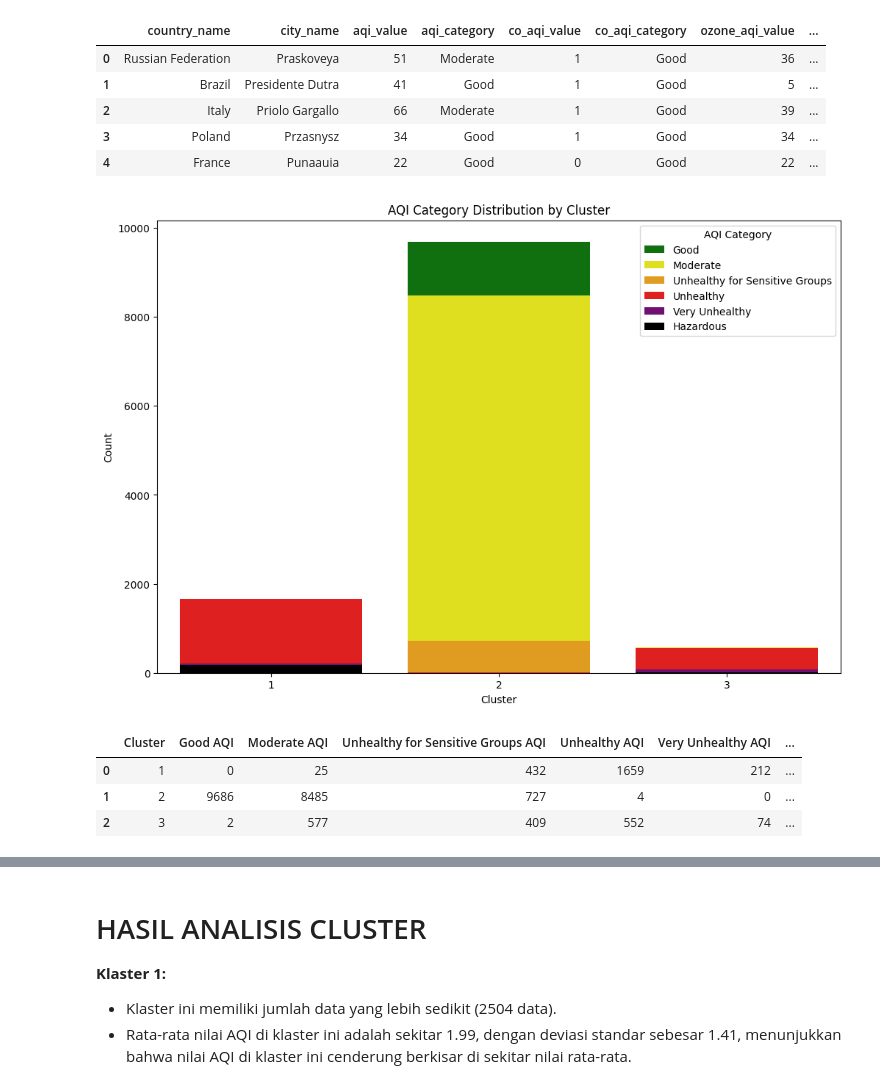
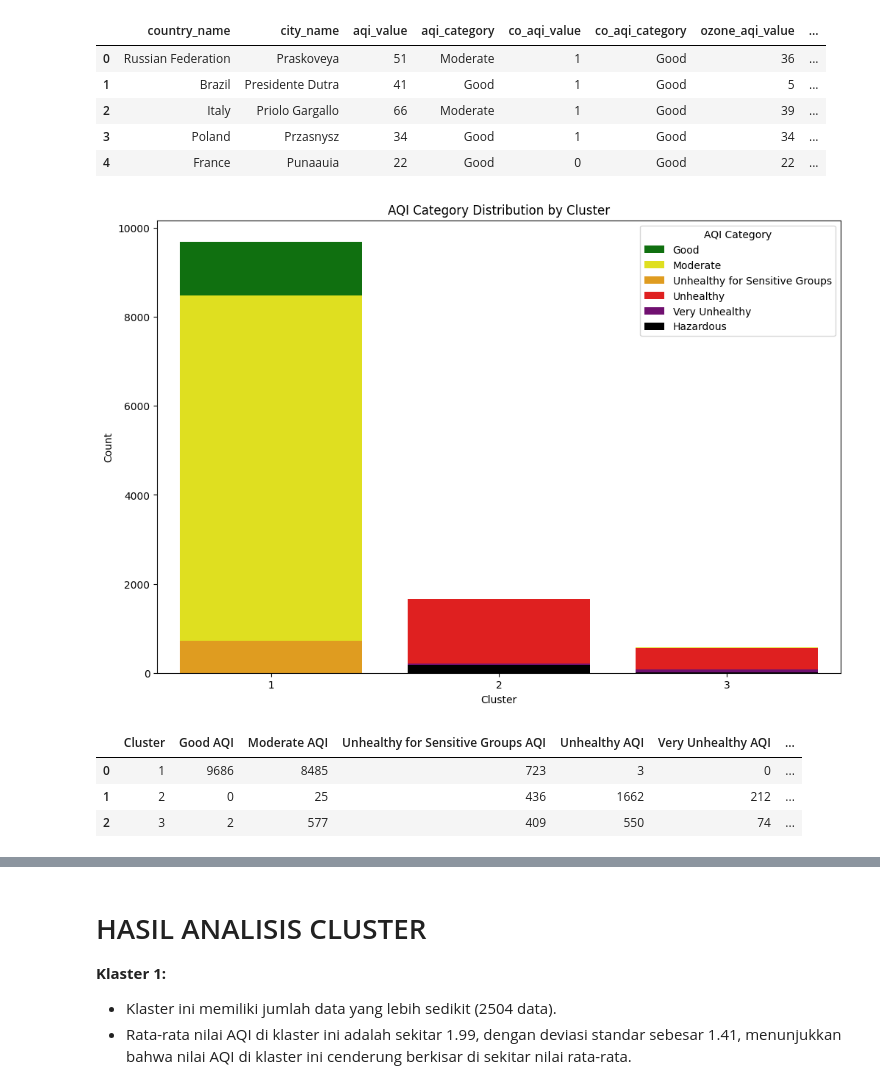
Before and after one commit to yudhamyn/PROJECT-AKHIR, a Jupyter notebook: yudha/main.ipynb, the cells around one changed output, grey strips where cells are left out. Saved outputs shown, nothing was run; the diff lists cells and outputs as text; code cells hidden in the pictures.

Commit message:
chore: Update model,cluster column name in CSV and Excel files

```diff
--- a/yudha/main.ipynb
+++ b/yudha/main.ipynb
@@ -3,7 +3,7 @@ import pandas as pd
 import matplotlib.pyplot as plt
 import seaborn as sns
 # %%
-df= pd.read_csv("D:\GreatEdu\PROJECT-AKHIR\global_air_pollution_data.csv")
+df= pd.read_csv("global_air_pollution_data.csv")
 df.head()
 # %% [output]
 |  | country_name | city_name | aqi_value | aqi_category | co_aqi_value\t | co_aqi_category | ozone_aqi_value | ... |
@@ -684,6 +779,9 @@ Name: count, dtype: int64
 # %%
+# Menambahkan kolom baru 'negarakota' dari gabungan 'city_name' dan 'country_name'
+df_cleaned['negarakota'] = df_cleaned['city_name'] + ', ' + df_cleaned['country_name']
+
 # Menambahkan label klaster ke DataFrame asli
-df_cleaned['pca_cluster'] = kmeans_pca.labels_+1
+df_cleaned['cluster'] = kmeans_pca.labels_+1
 
 # Menampilkan DataFrame dengan label klaster
 df_cleaned.head()
@@ -709,26 +808,26 @@ df_cleaned.to_csv("hasil_clustering1-3.xlsx", index=False)
 # %%
 import matplotlib.pyplot as plt
 import seaborn as sns
 
 # Hitung jumlah kategori AQI di setiap klaster
-cluster_aqi_counts = df_cleaned.groupby(['pca_cluster', 'aqi_category']).size().unstack()
+cluster_aqi_counts = df_cleaned.groupby(['cluster', 'aqi_category']).size().unstack()
 
 # Visualisasi dengan diagram batang
 plt.figure(figsize=(12, 8))
-sns.barplot(data=cluster_aqi_counts.reset_index(), x='pca_cluster', y='Good', color='green', label='Good')
-sns.barplot(data=cluster_aqi_counts.reset_index(), x='pca_cluster', y='Moderate', color='yellow', label='Moderate')
-sns.barplot(data=cluster_aqi_counts.reset_index(), x='pca_cluster', y='Unhealthy for Sensitive Groups', color='orange', label='Unhealthy for Sensitive Groups')
-sns.barplot(data=cluster_aqi_counts.reset_index(), x='pca_cluster', y='Unhealthy', color='red', label='Unhealthy')
-sns.barplot(data=cluster_aqi_counts.reset_index(), x='pca_cluster', y='Very Unhealthy', color='purple', label='Very Unhealthy')
-sns.barplot(data=cluster_aqi_counts.reset_index(), x='pca_cluster', y='Hazardous', color='black', label='Hazardous')
+sns.barplot(data=cluster_aqi_counts.reset_index(), x='cluster', y='Good', color='green', label='Good')
+sns.barplot(data=cluster_aqi_counts.reset_index(), x='cluster', y='Moderate', color='yellow', label='Moderate')
+sns.barplot(data=cluster_aqi_counts.reset_index(), x='cluster', y='Unhealthy for Sensitive Groups', color='orange', label='Unhealthy for Sensitive Groups')
+sns.barplot(data=cluster_aqi_counts.reset_index(), x='cluster', y='Unhealthy', color='red', label='Unhealthy')
+sns.barplot(data=cluster_aqi_counts.reset_index(), x='cluster', y='Very Unhealthy', color='purple', label='Very Unhealthy')
+sns.barplot(data=cluster_aqi_counts.reset_index(), x='cluster', y='Hazardous', color='black', label='Hazardous')
 
 plt.xlabel('Cluster')
 plt.ylabel('Count')
 plt.title('AQI Category Distribution by Cluster')
 plt.legend(title='AQI Category')
 plt.show()
 # %% [output]
-[figure, old version]
+[figure, new version]
 # %%
 # Hitung jumlah kategori AQI di setiap klaster tanpa visualisasi
 cluster_aqi_counts = cluster_aqi_counts.fillna(0)
@@ -736,16 +835,16 @@ cluster_aqi_counts = cluster_aqi_counts.astype(int)
 cluster_aqi_counts = cluster_aqi_counts.reset_index()
 cluster_aqi_counts = cluster_aqi_counts.rename(columns={'Good': 'Good AQI', 'Moderate': 'Moderate AQI', 'Unhealthy for Sensitive Groups': 'Unhealthy for Sensitive Groups AQI', 'Unhealthy': 'Unhealthy AQI', 'Very Unhealthy': 'Very Unhealthy AQI', 'Hazardous': 'Hazardous AQI'})
 cluster_aqi_counts = cluster_aqi_counts.rename_axis(None, axis=1)
-cluster_aqi_counts = cluster_aqi_counts.rename(columns={'pca_cluster': 'Cluster'})
+cluster_aqi_counts = cluster_aqi_counts.rename(columns={'cluster': 'Cluster'})
 cluster_aqi_counts = cluster_aqi_counts[['Cluster', 'Good AQI', 'Moderate AQI', 'Unhealthy for Sensitive Groups AQI', 'Unhealthy AQI', 'Very Unhealthy AQI', 'Hazardous AQI']]
 cluster_aqi_counts = cluster_aqi_counts.sort_values(by='Cluster')
 cluster_aqi_counts.reset_index(drop=True, inplace=True)
 cluster_aqi_counts
 # %% [output]
 |  | Cluster | Good AQI | Moderate AQI | Unhealthy for Sensitive Groups AQI | Unhealthy AQI | Very Unhealthy AQI | ... |
-| 0 | 1 | 0 | 25 | 432 | 1659 | 212 | ... |
-| 1 | 2 | 9686 | 8485 | 727 | 4 | 0 | ... |
-| 2 | 3 | 2 | 577 | 409 | 552 | 74 | ... |
+| 0 | 1 | 9686 | 8485 | 723 | 3 | 0 | ... |
+| 1 | 2 | 0 | 25 | 436 | 1662 | 212 | ... |
+| 2 | 3 | 2 | 577 | 409 | 550 | 74 | ... |
 # %%
 import matplotlib.pyplot as plt
 
```
Also changed, not shown: parts of 16 cells of this notebook, 9 other files.
